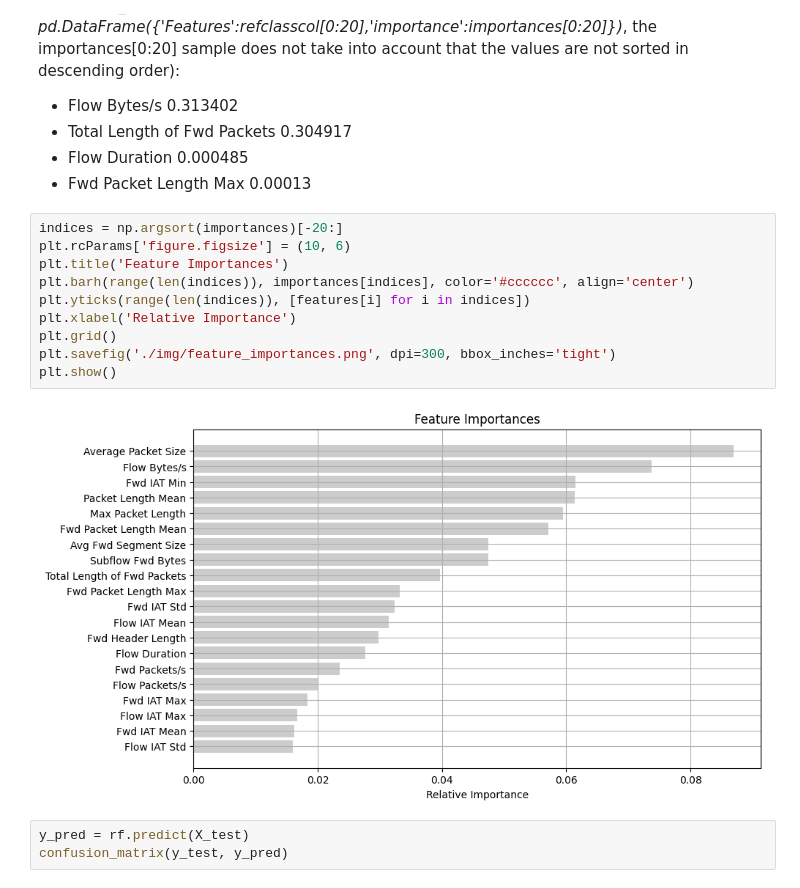
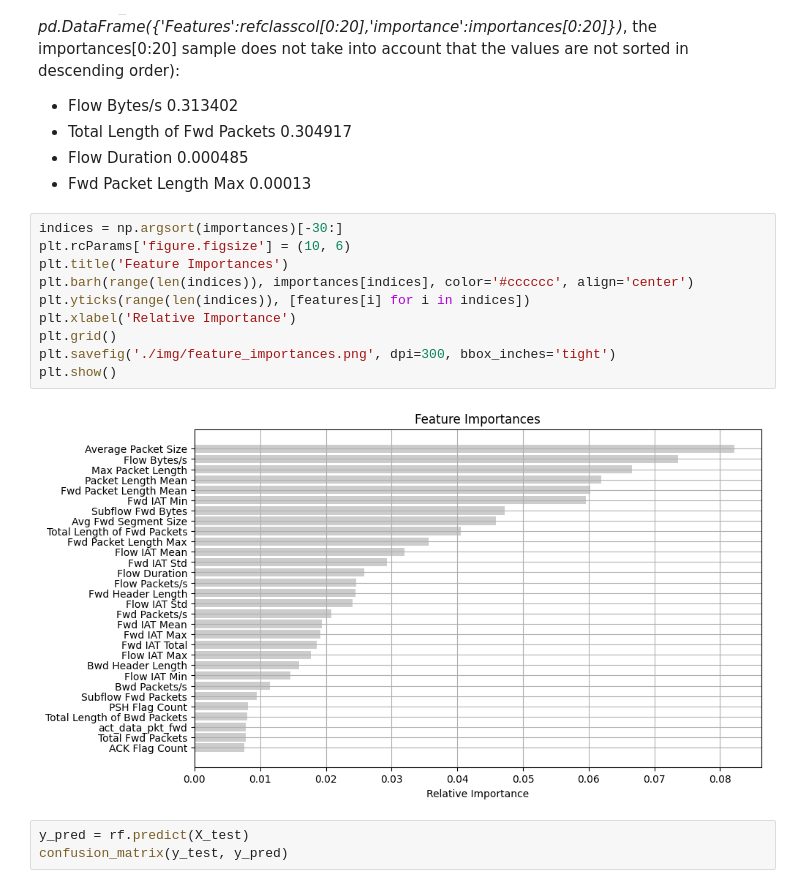
Before and after one commit to Server-security-visualization/AI, a Jupyter notebook: CIC-IDS-2017/Random Forest/Random Forest.ipynb, the cells around one changed output. Saved outputs shown, nothing was run; the diff lists cells and outputs as text.

```diff
--- a/CIC-IDS-2017/Random Forest/Random Forest.ipynb
+++ b/CIC-IDS-2017/Random Forest/Random Forest.ipynb
@@ -418,17 +421,17 @@ And incorrect results [Kostas2018] (error was found in assessing the importance
 * Flow Duration 0.000485
 * Fwd Packet Length Max 0.00013
 # %%
-indices = np.argsort(importances)[-20:]
+indices = np.argsort(importances)[-30:]
 plt.rcParams['figure.figsize'] = (10, 6)
 plt.title('Feature Importances')
 plt.barh(range(len(indices)), importances[indices], color='#cccccc', align='center')
 plt.yticks(range(len(indices)), [features[i] for i in indices])
 plt.xlabel('Relative Importance')
 plt.grid()
 plt.savefig('./img/feature_importances.png', dpi=300, bbox_inches='tight')
 plt.show()
 # %% [output]
-[figure, old version]
+[figure, new version]
 # %%
 y_pred = rf.predict(X_test)
 confusion_matrix(y_test, y_pred)
```
Also changed, not shown: parts of 15 cells of this notebook.
